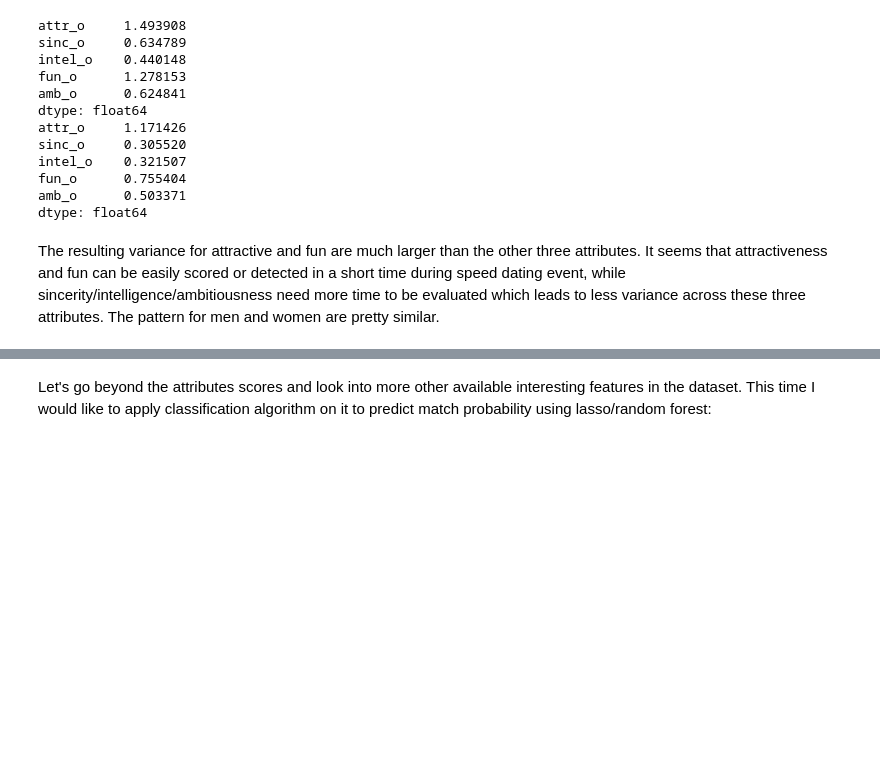
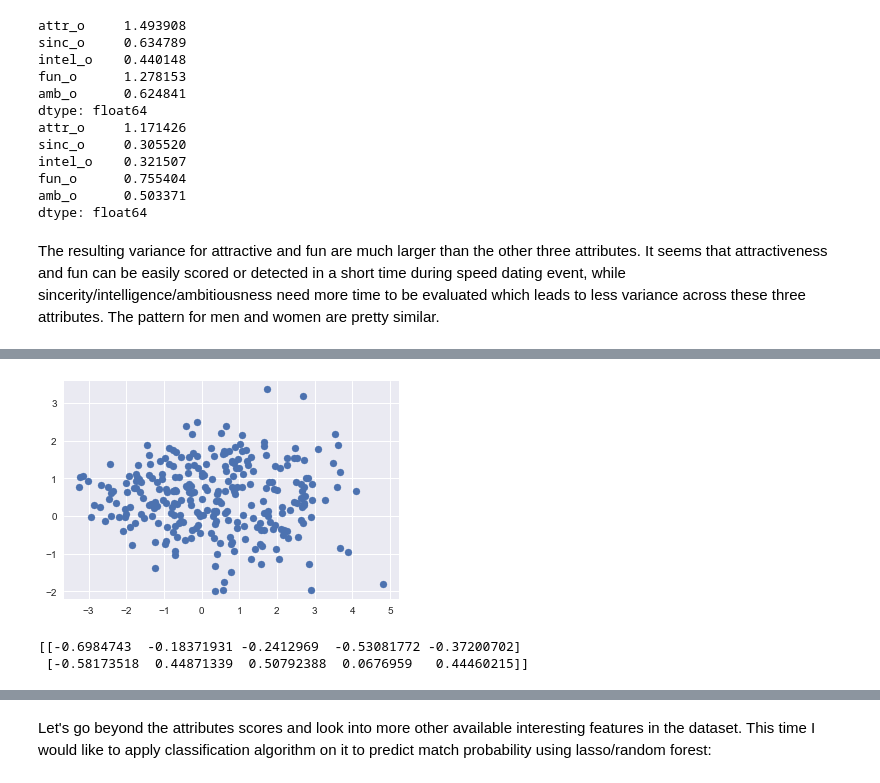
Before and after one commit to maodunzhe/springboardDS, a Jupyter notebook: speed-dating-experiment/speed dating.ipynb, the cells around one changed output, grey strips where cells are left out. Drawn from its saved outputs; the diff is of its cells as text; code cells hidden in the pictures; blank space fills up the shorter version.

```diff
--- a/speed-dating-experiment/speed dating.ipynb
+++ b/speed-dating-experiment/speed dating.ipynb
@@ -816,0 +809,13 @@ plt.show()
+# %%
+pca = PCA(n_components=2)
+pca.fit(women_cluster)
+X_pca = pca.transform(men_cluster)
+plt.scatter(X_pca[:, 0], X_pca[:, 1])
+plt.axis('equal');
+# %% [output]
+[figure, added]
+# %%
+print(pca.components_)
+# %% [output]
+[[-0.6984743  -0.18371931 -0.2412969  -0.53081772 -0.37200702]
+ [-0.58173518  0.44871339  0.50792388  0.0676959   0.44460215]]
```
Also changed, not shown: parts of 19 cells of this notebook, 29 other files.
